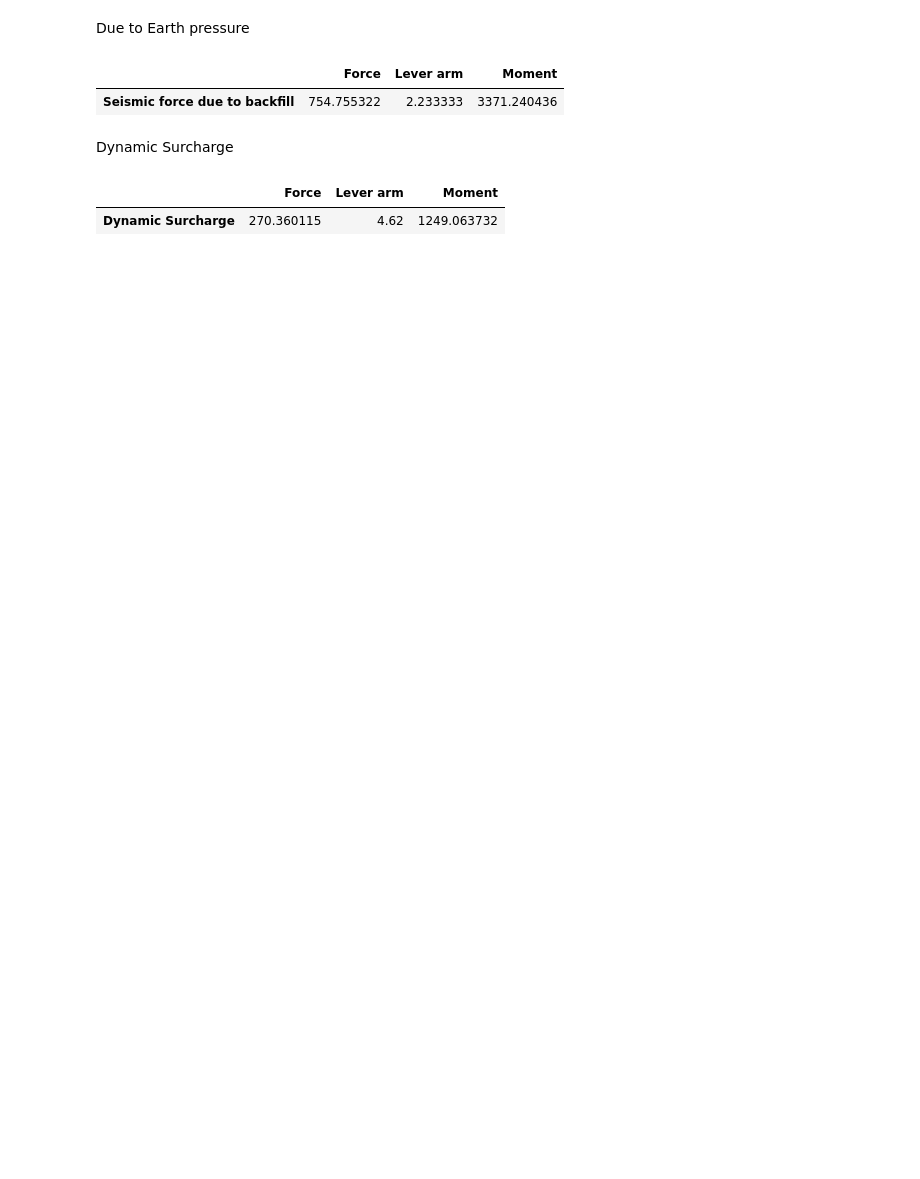
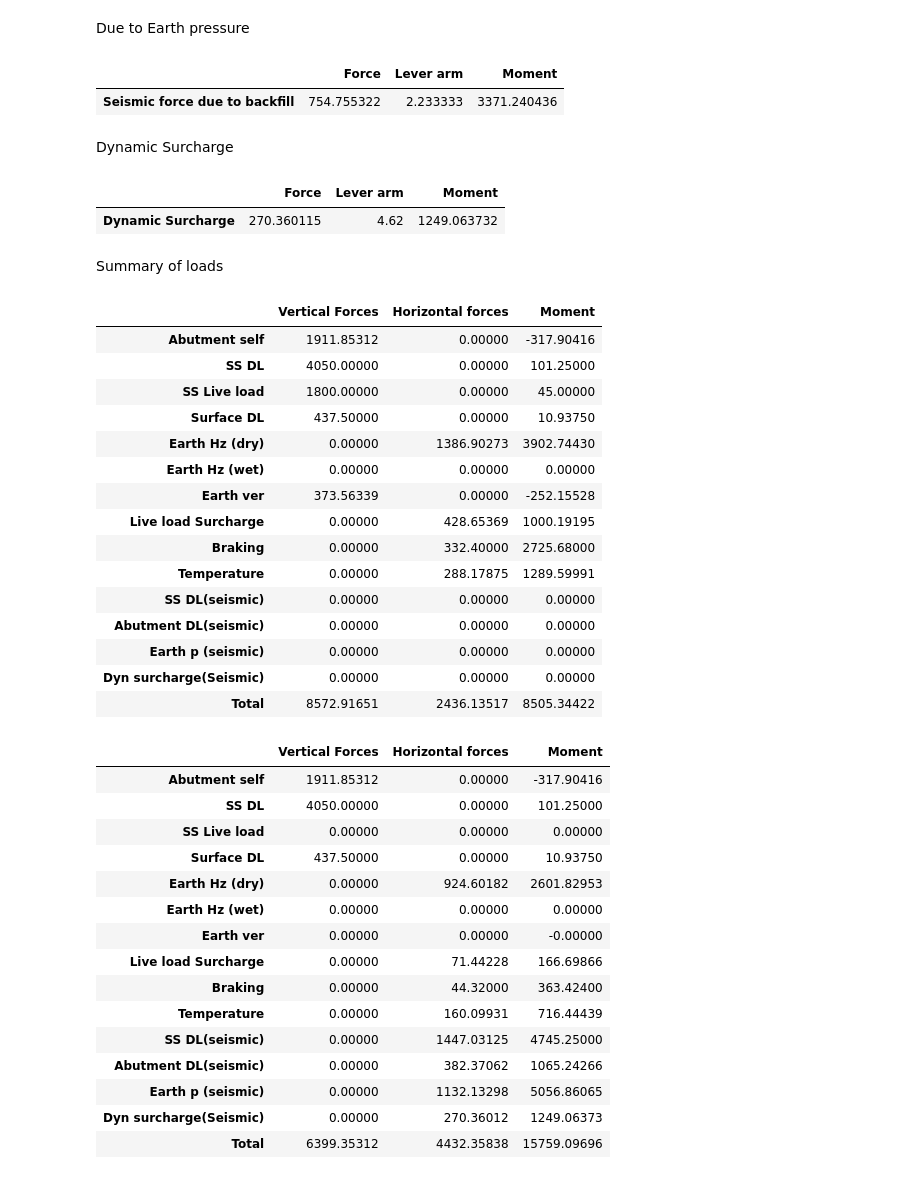
Before and after one commit to Rawrr-123/PSC_bridge, a Jupyter notebook: Abutment.ipynb, the cells around one changed output. Saved outputs shown, nothing was run; the diff lists cells and outputs as text; code cells hidden in the pictures; blank space fills up the shorter version.

```diff
--- a/Abutment.ipynb
+++ b/Abutment.ipynb
@@ -258,3 +299,80 @@ display(A9)
 # %% [output]
 |  | Force | Lever arm | Moment |
 | Dynamic Surcharge | 270.360115 | 4.62 | 1249.063732 |
+# %% [markdown]
+Summary of loads
+# %%
+#inputs
+#Unfactored Forces and their moments
+
+force_ver = [A1.loc[7,'Load'],A2.iloc[0,0],A2.iloc[1,0],A2.iloc[2,0],0,0,A3.iloc[2,0],0,0,0,0,0,0,0]
+force_hz = [0,0,0,0,A3.iloc[0,0],A3.iloc[1,0],0,A6.iloc[0,0],A4.iloc[0,0],A5.iloc[0,0],A7.iloc[0,0],A7.iloc[7,1],A8.iloc[0,0],A9.iloc[0,0]]
+moment_unf = [A1.iloc[7,2],A2.iloc[0,2],A2.iloc[1,2],A2.iloc[2,2],A3.iloc[0,2],A3.iloc[1,2],A3.iloc[2,2],A6.iloc[0,2],A4.iloc[0,2],A5.iloc[0,2],A7.iloc[8,3],A7.iloc[7,3],A8.iloc[0,2],A9.iloc[0,2]]
+
+#Safety Factors
+
+non_ses = [1.35,1.35,1.5,1.75,1.5,0,1,1.2,1.5,0.9,0,0,0,0]
+ses = [1.35,1.35,0,1.75,1,0,0,0.2,0.2,0.5,1.5,1.5,1.5,1]
+# %%
+#Factored responses (Non Seismic)
+
+ns_force_ver = []
+ns_force_hz = []
+ns_moment = []
+for index, i in enumerate(force_ver):
+    ns_force_ver.append(round(force_ver[index]*non_ses[index],5))
+for index, i in enumerate(force_hz):
+    ns_force_hz.append(round(force_hz[index]*non_ses[index],5))
+for index, i in enumerate(moment_unf):
+    ns_moment.append(round(moment_unf[index]*non_ses[index],5))
+A10 = pd.DataFrame({"Vertical Forces":ns_force_ver, 'Horizontal forces':ns_force_hz,"Moment":ns_moment},index = ['Abutment self','SS DL','SS Live load','Surface DL','Earth Hz (dry)','Earth Hz (wet)','Earth ver','Live load Surcharge','Braking','Temperature','SS DL(seismic)','Abutment DL(seismic)','Earth p (seismic)','Dyn surcharge(Seismic)'])
+A10.loc[len(A10.index)] = [A10['Vertical Forces'].sum(), A10['Horizontal forces'].sum(),A10['Moment'].sum()]
+display(A10.rename(index={14:'Total'}))
+
+#Factored responses (Seismic)
+
+ses_force_ver = []
+ses_force_hz = []
+ses_moment = []
+for index, i in enumerate(force_ver):
+    ses_force_ver.append(round(force_ver[index]*ses[index],5))
+for index, i in enumerate(force_hz):
+    ses_force_hz.append(round(force_hz[index]*ses[index],5))
+for index, i in enumerate(moment_unf):
+    ses_moment.append(round(moment_unf[index]*ses[index],5))
+A11 = pd.DataFrame({"Vertical Forces":ses_force_ver, 'Horizontal forces':ses_force_hz,"Moment":ses_moment},index = ['Abutment self','SS DL','SS Live load','Surface DL','Earth Hz (dry)','Earth Hz (wet)','Earth ver','Live load Surcharge','Braking','Temperature','SS DL(seismic)','Abutment DL(seismic)','Earth p (seismic)','Dyn surcharge(Seismic)'])
+A11.loc[len(A11.index)] = [A11['Vertical Forces'].sum(), A11['Horizontal forces'].sum(),A11['Moment'].sum()]
+display(A11.rename(index={14:'Total'}))
+# %% [output]
+|  | Vertical Forces | Horizontal forces | Moment |
+| Abutment self | 1911.85312 | 0.00000 | -317.90416 |
+| SS DL | 4050.00000 | 0.00000 | 101.25000 |
+| SS Live load | 1800.00000 | 0.00000 | 45.00000 |
+| Surface DL | 437.50000 | 0.00000 | 10.93750 |
+| Earth Hz (dry) | 0.00000 | 1386.90273 | 3902.74430 |
+| Earth Hz (wet) | 0.00000 | 0.00000 | 0.00000 |
+| Earth ver | 373.56339 | 0.00000 | -252.15528 |
+| Live load Surcharge | 0.00000 | 428.65369 | 1000.19195 |
+| Braking | 0.00000 | 332.40000 | 2725.68000 |
+| Temperature | 0.00000 | 288.17875 | 1289.59991 |
+| SS DL(seismic) | 0.00000 | 0.00000 | 0.00000 |
+| Abutment DL(seismic) | 0.00000 | 0.00000 | 0.00000 |
+| Earth p (seismic) | 0.00000 | 0.00000 | 0.00000 |
+| Dyn surcharge(Seismic) | 0.00000 | 0.00000 | 0.00000 |
+| Total | 8572.91651 | 2436.13517 | 8505.34422 |
+|  | Vertical Forces | Horizontal forces | Moment |
+| Abutment self | 1911.85312 | 0.00000 | -317.90416 |
+| SS DL | 4050.00000 | 0.00000 | 101.25000 |
+| SS Live load | 0.00000 | 0.00000 | 0.00000 |
+| Surface DL | 437.50000 | 0.00000 | 10.93750 |
+| Earth Hz (dry) | 0.00000 | 924.60182 | 2601.82953 |
+| Earth Hz (wet) | 0.00000 | 0.00000 | 0.00000 |
+| Earth ver | 0.00000 | 0.00000 | -0.00000 |
+| Live load Surcharge | 0.00000 | 71.44228 | 166.69866 |
+| Braking | 0.00000 | 44.32000 | 363.42400 |
+| Temperature | 0.00000 | 160.09931 | 716.44439 |
+| SS DL(seismic) | 0.00000 | 1447.03125 | 4745.25000 |
+| Abutment DL(seismic) | 0.00000 | 382.37062 | 1065.24266 |
+| Earth p (seismic) | 0.00000 | 1132.13298 | 5056.86065 |
+| Dyn surcharge(Seismic) | 0.00000 | 270.36012 | 1249.06373 |
+| Total | 6399.35312 | 4432.35838 | 15759.09696 |
```
Also changed, not shown: parts of 10 cells of this notebook, 1 other file.
